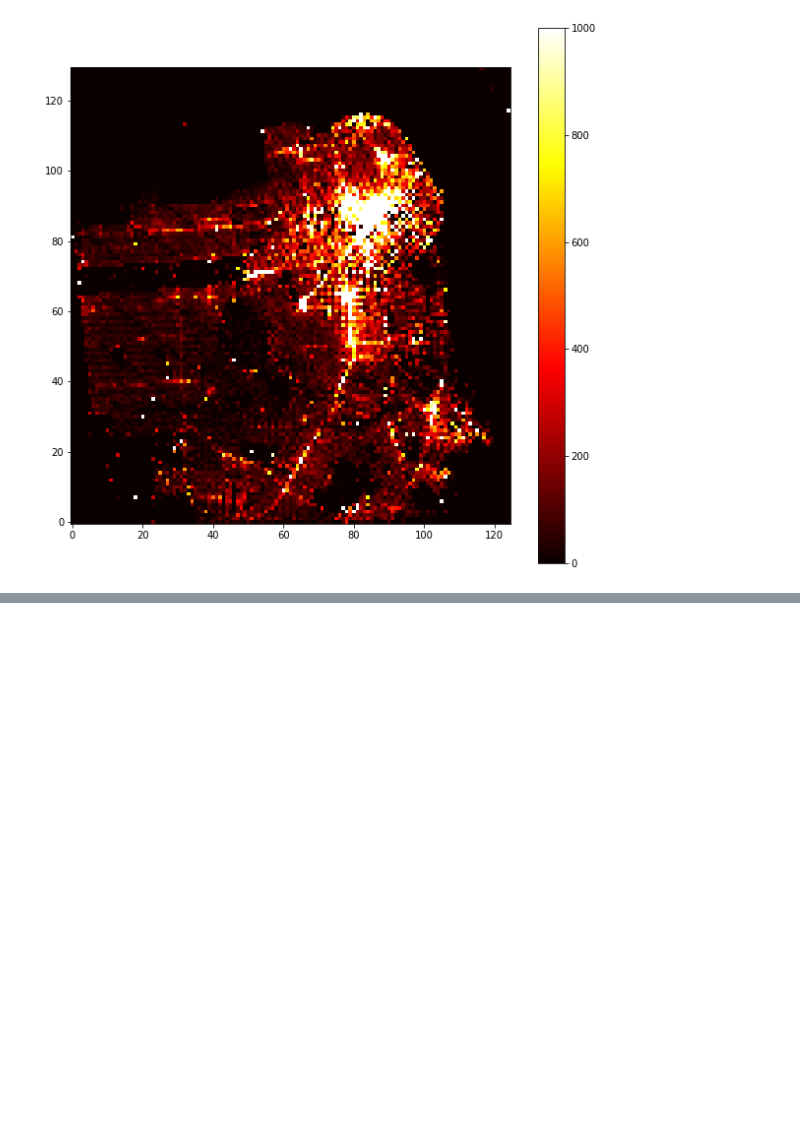
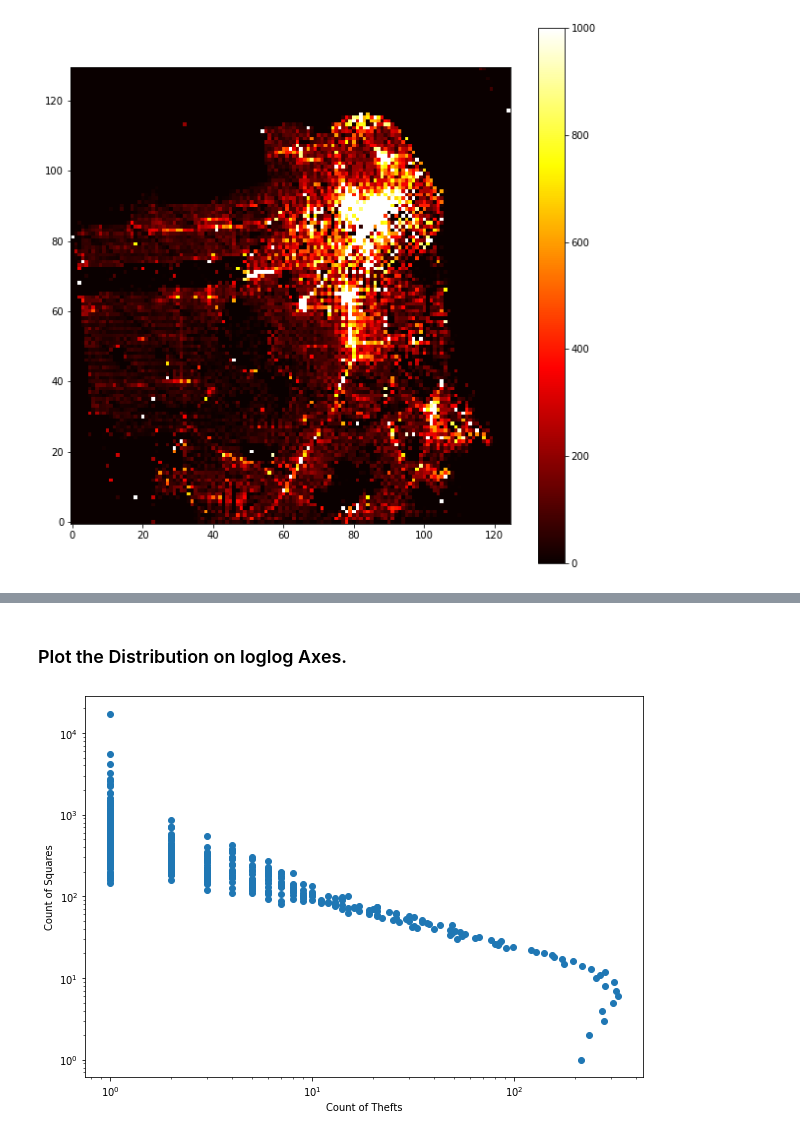
Before and after one commit to Chrypapado/02806-Social-Data-Analysis-and-Visualization, a Jupyter notebook: Exercise5/Exercise5_3.ipynb, the cells around one changed output, grey strips where cells are left out. Saved outputs shown, nothing was run; the diff lists cells and outputs as text; code cells hidden in the pictures; blank space fills up the shorter version.

```diff
--- a/Exercise5/Exercise5_3.ipynb
+++ b/Exercise5/Exercise5_3.ipynb
@@ -86,0 +136,14 @@ array(['LARCENY/THEFT', 'OTHER OFFENSES', 'VEHICLE THEFT', 'FRAUD',
+# %% [markdown]
+### Plot the Distribution on loglog Axes.
+# %%
+plt.figure(figsize=(10, 7))
+
+plt.scatter(tally_counts['Count of Squares'][1:],tally_counts['Count of Thefts'][1:])
+plt.xscale('log')
+plt.yscale('log')
+plt.xlabel('Count of Thefts', fontsize=10)
+plt.ylabel('Count of Squares', fontsize=10)
+
+plt.show()
+# %% [output]
+[figure, added]
```
Also changed, not shown: parts of 15 cells of this notebook, 1 other file.
